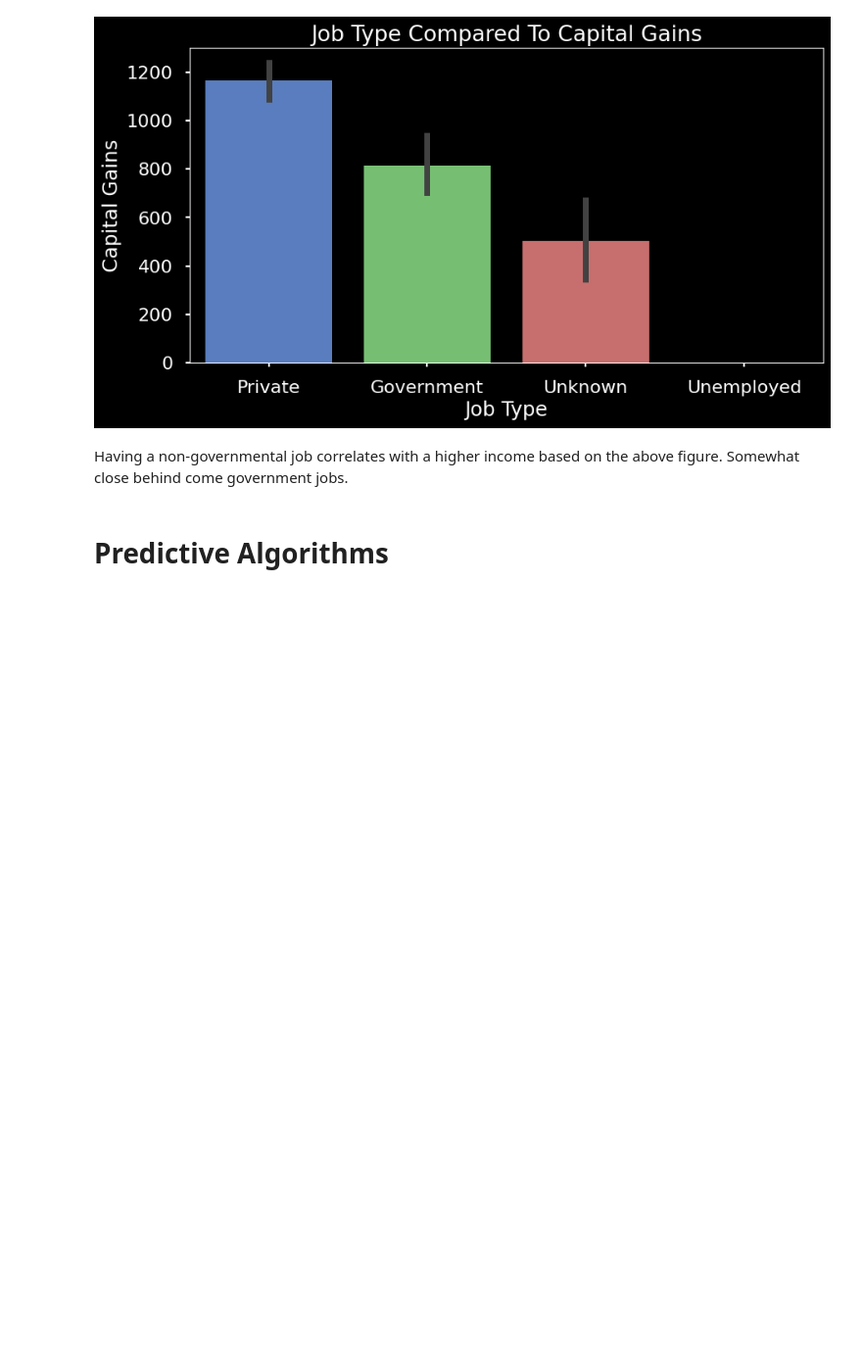
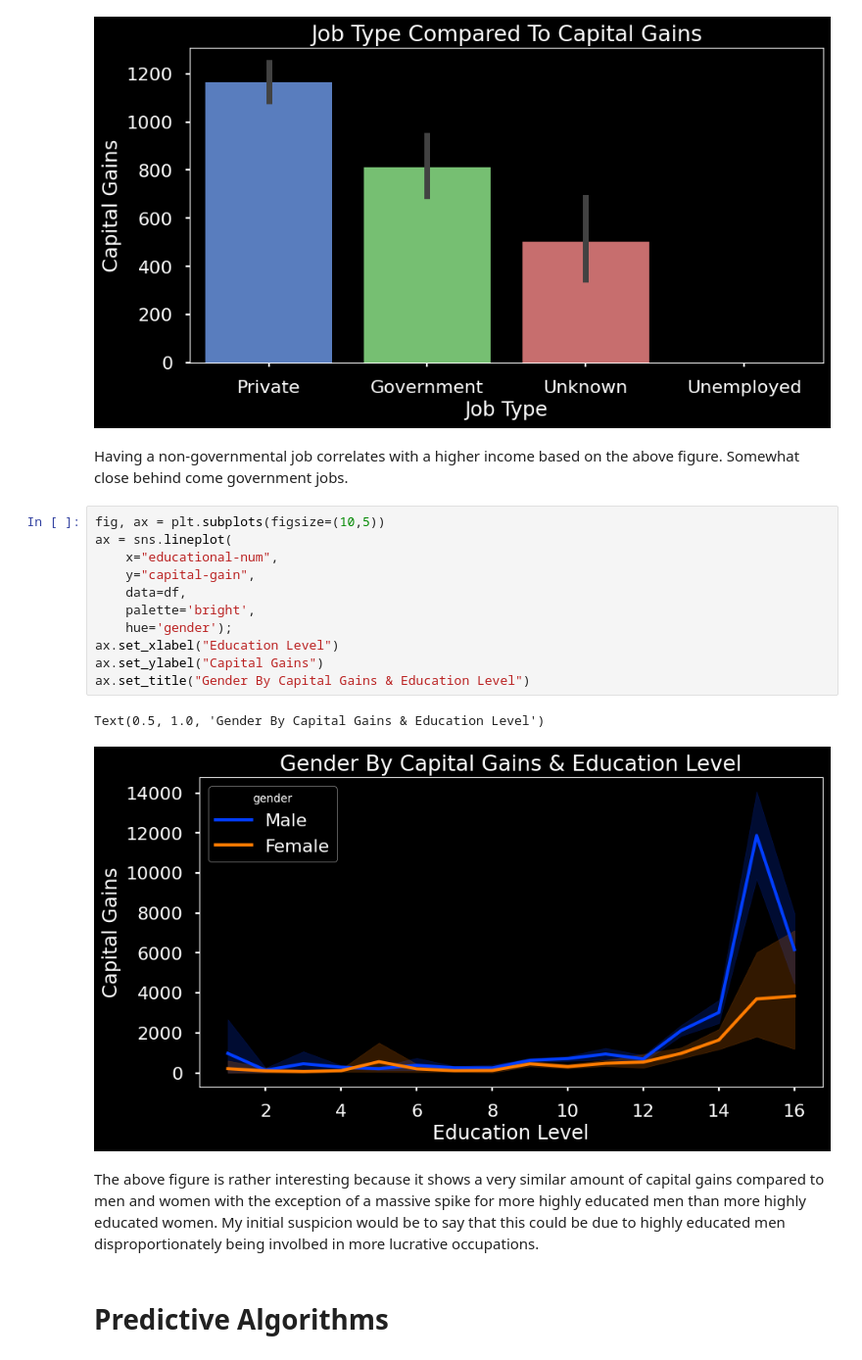
Before and after one commit to JamisonHunter/Adult-Income-Prediction, a Jupyter notebook: adult_income_prediction_j_hunter.ipynb, the cells around one changed output. Shown at 98% size. Drawn from its saved outputs; the diff is of its cells as text; blank space fills up the shorter version.

```diff
--- a/adult_income_prediction_j_hunter.ipynb
+++ b/adult_income_prediction_j_hunter.ipynb
@@ -602,6 +602,22 @@ Text(0.5, 1.0, 'Job Type Compared To Capital Gains')
 [figure]
 # %% [markdown]
 Having a non-governmental job correlates with a higher income based on the above figure. Somewhat close behind come government jobs.
+# %%
+fig, ax = plt.subplots(figsize=(10,5))
+ax = sns.lineplot(
+    x="educational-num",
+    y="capital-gain",
+    data=df,
+    palette='bright',
+    hue='gender');
+ax.set_xlabel("Education Level")
+ax.set_ylabel("Capital Gains")
+ax.set_title("Gender By Capital Gains & Education Level")
+# %% [output]
+Text(0.5, 1.0, 'Gender By Capital Gains & Education Level')
+[figure, added]
+# %% [markdown]
+The above figure is rather interesting because it shows a very similar amount of capital gains compared to men and women with the exception of a massive spike for more highly educated men than more highly educated women. My initial suspicion would be to say that this could be due to highly educated men disproportionately being involbed in more lucrative occupations.
 # %% [markdown]
 # Predictive Algorithms
 # %% [markdown]
```
Also changed, not shown: parts of 8 cells of this notebook.
